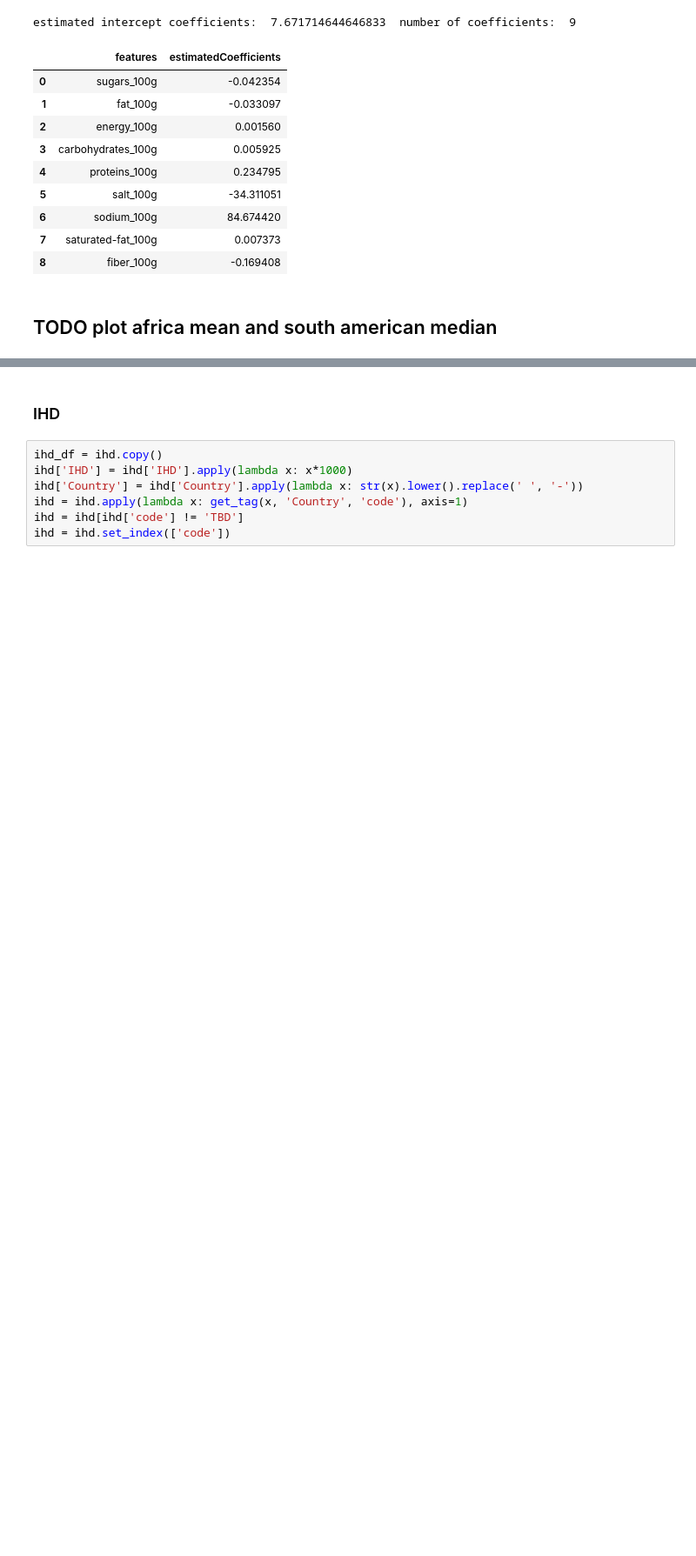
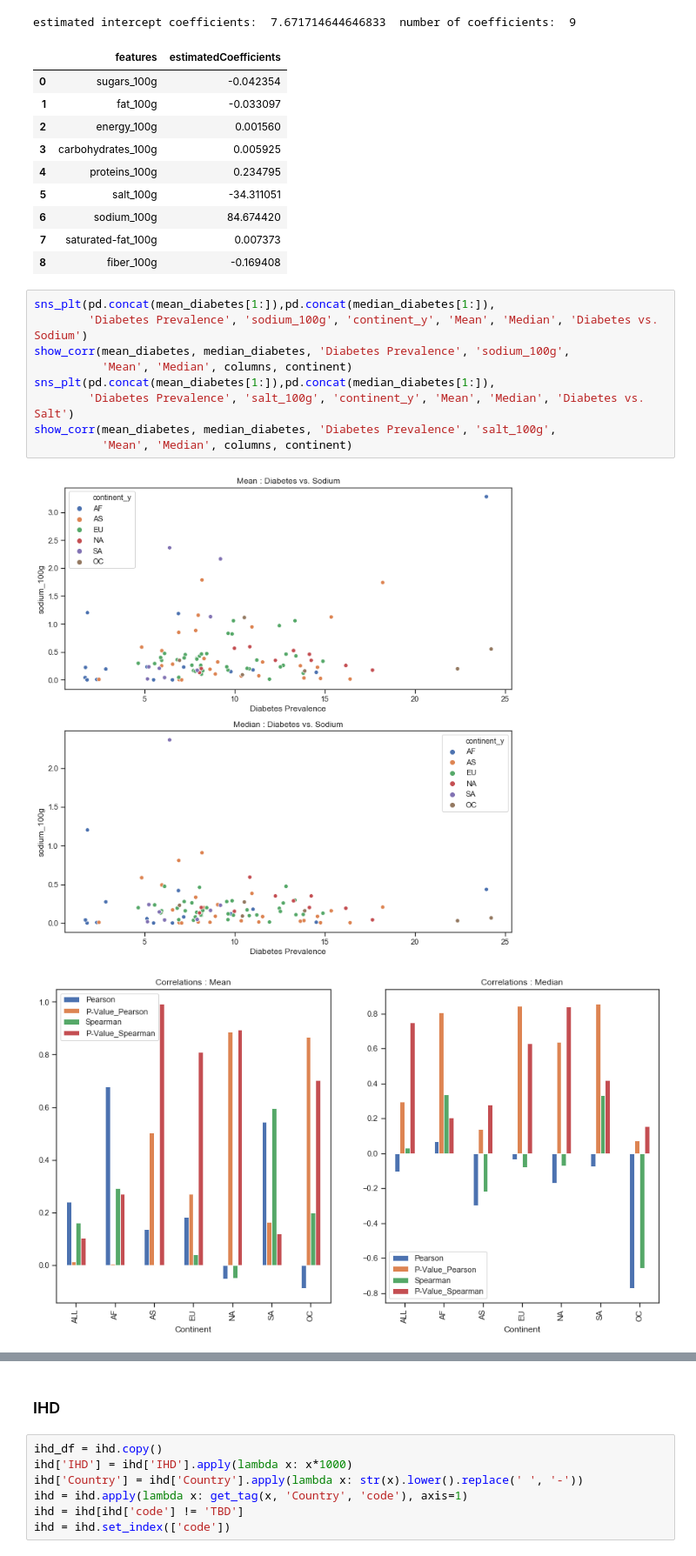
Before and after one commit to baraschi/AppliedDataAnalysis_Project, a Jupyter notebook: FoodProject.ipynb, the cells around one changed output, grey strips where cells are left out. Shown at 87% size. Drawn from its saved outputs; the diff is of its cells as text; blank space fills up the shorter version.

```diff
--- a/FoodProject.ipynb
+++ b/FoodProject.ipynb
@@ -970,5 +938,15 @@ estimated intercept coefficients:  7.671714644646833  number of coefficients:  9
 | 6 | sodium_100g | 84.674420 |
 | 7 | saturated-fat_100g | 0.007373 |
 | 8 | fiber_100g | -0.169408 |
-# %% [markdown]
-## TODO plot africa mean and south american median
+# %%
+sns_plt(pd.concat(mean_diabetes[1:]),pd.concat(median_diabetes[1:]),
+        'Diabetes Prevalence', 'sodium_100g', 'continent_y', 'Mean', 'Median', 'Diabetes vs. Sodium')
+show_corr(mean_diabetes, median_diabetes, 'Diabetes Prevalence', 'sodium_100g',
+          'Mean', 'Median', columns, continent)
+sns_plt(pd.concat(mean_diabetes[1:]),pd.concat(median_diabetes[1:]),
+        'Diabetes Prevalence', 'salt_100g', 'continent_y', 'Mean', 'Median', 'Diabetes vs. Salt')
+show_corr(mean_diabetes, median_diabetes, 'Diabetes Prevalence', 'salt_100g',
+          'Mean', 'Median', columns, continent)
+# %% [output]
+[figure, added]
+[figure, added]
```
Also changed, not shown: parts of 39 cells of this notebook.
